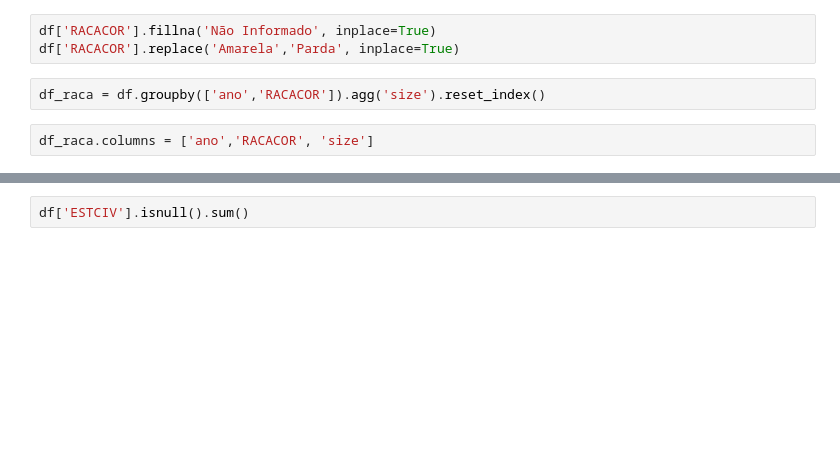
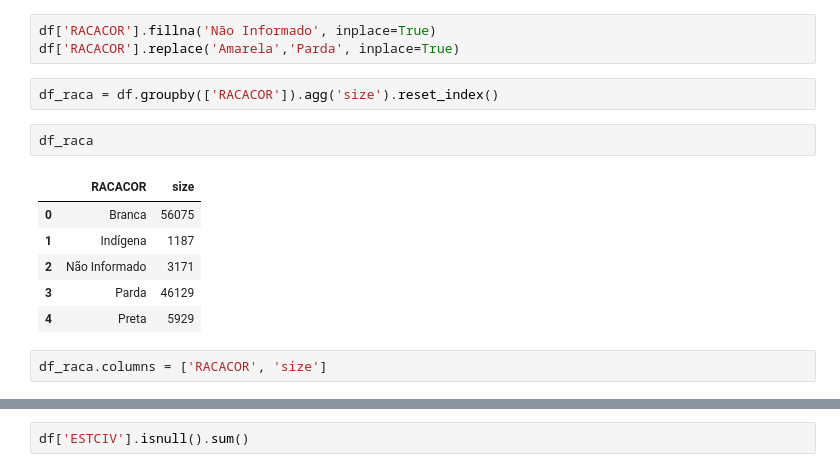
Before and after one commit to escobar-felipe/Projetos, a Jupyter notebook: Suicidio_brasil/Suicide_brazil.ipynb, the cells around one changed output, grey strips where cells are left out. Saved outputs shown, nothing was run; the diff lists cells and outputs as text; blank space fills up the shorter version.

```diff
--- a/Suicidio_brasil/Suicide_brazil.ipynb
+++ b/Suicidio_brasil/Suicide_brazil.ipynb
@@ -373,6 +412,15 @@ array(['Parda', 'Preta', nan, 'Branca', 'Amarela', 'Indígena'],
 df['RACACOR'].fillna('Não Informado', inplace=True)
 df['RACACOR'].replace('Amarela','Parda', inplace=True)
 # %%
-df_raca = df.groupby(['ano','RACACOR']).agg('size').reset_index()
+df_raca = df.groupby(['RACACOR']).agg('size').reset_index()
+# %%
+df_raca
+# %% [output]
+|  | RACACOR | size |
+| 0 | Branca | 56075 |
+| 1 | Indígena | 1187 |
+| 2 | Não Informado | 3171 |
+| 3 | Parda | 46129 |
+| 4 | Preta | 5929 |
 # %%
-df_raca.columns = ['ano','RACACOR', 'size']
+df_raca.columns = ['RACACOR', 'size']
```
Also changed, not shown: parts of 27 cells of this notebook, 7 other files.
